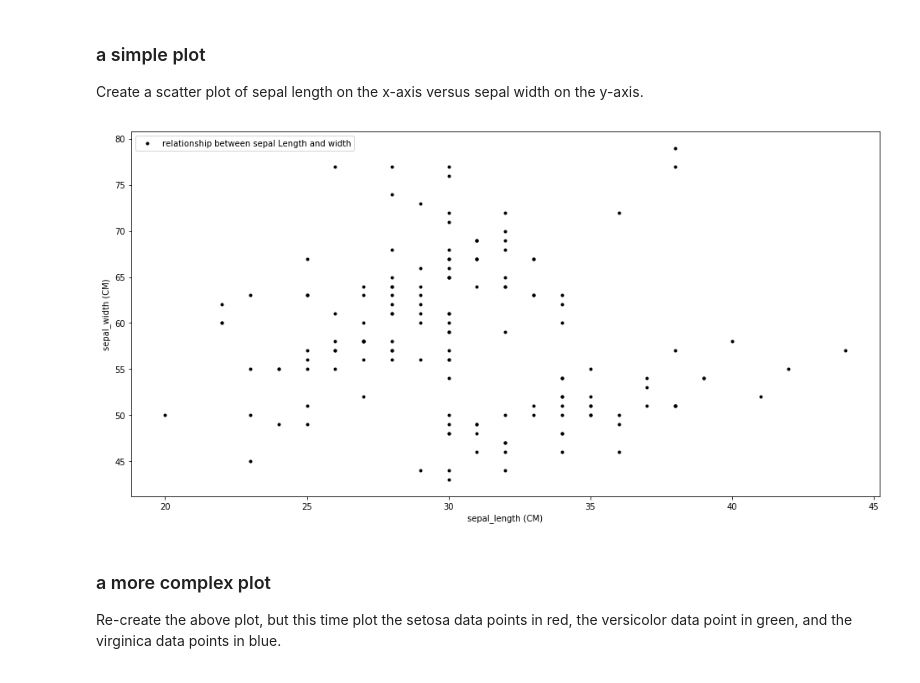
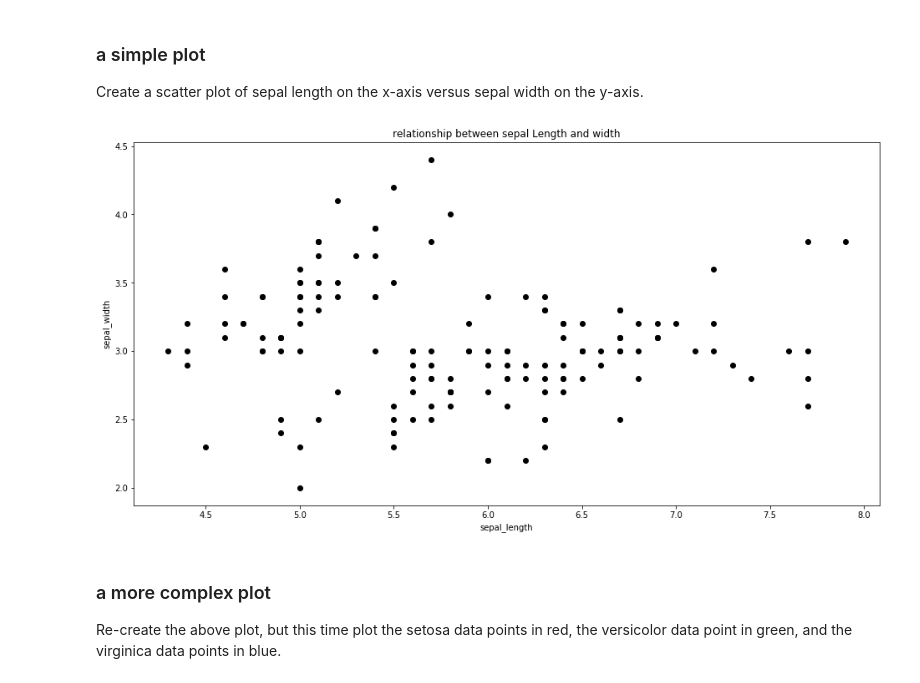
Before and after one commit to TangqiFeng/Jupyter_numpy_pyplot, a Jupyter notebook: Fisher's_Iris.ipynb, the cells around one changed output. Saved outputs shown, nothing was run; the diff lists cells and outputs as text; code cells hidden in the pictures.

Commit message:
update solution for plots refer to new iris.csv

```diff
--- a/Fisher's_Iris.ipynb
+++ b/Fisher's_Iris.ipynb
@@ -30,20 +30,20 @@ OriginalData = np.loadtxt("Fisher's_Iris.csv",str, delimiter=",", skiprows=1, un
 Create a scatter plot of sepal length on the x-axis versus sepal width on the y-axis.
 # %%
 # get data of sepal length & sepal width
-sepal_width,sepal_length = np.loadtxt("Fisher's_Iris.csv",usecols=(5,4), delimiter=",", skiprows=1, unpack=True)
+sepal_width,sepal_length = np.loadtxt("iris.csv",usecols=(1,0), delimiter=",", skiprows=1, unpack=True)
 
 # Create the plot.
-pl.plot(sepal_length, sepal_width, 'k.', label='relationship between sepal Length and width')
+pl.scatter(sepal_length, sepal_width, c='black')
 
 # Set some properties for the plot.
-pl.xlabel('sepal_length (CM)')
-pl.ylabel('sepal_width (CM)')
+pl.xlabel('sepal_length')
+pl.ylabel('sepal_width')
 
 # Show the plot.
-pl.legend()
+pl.title('relationship between sepal Length and width')
 pl.show()
 # %% [output]
-[figure, old version]
+[figure, new version]
 # %% [markdown]
 ### a more complex plot
 
```
Also changed, not shown: parts of 3 cells of this notebook.
